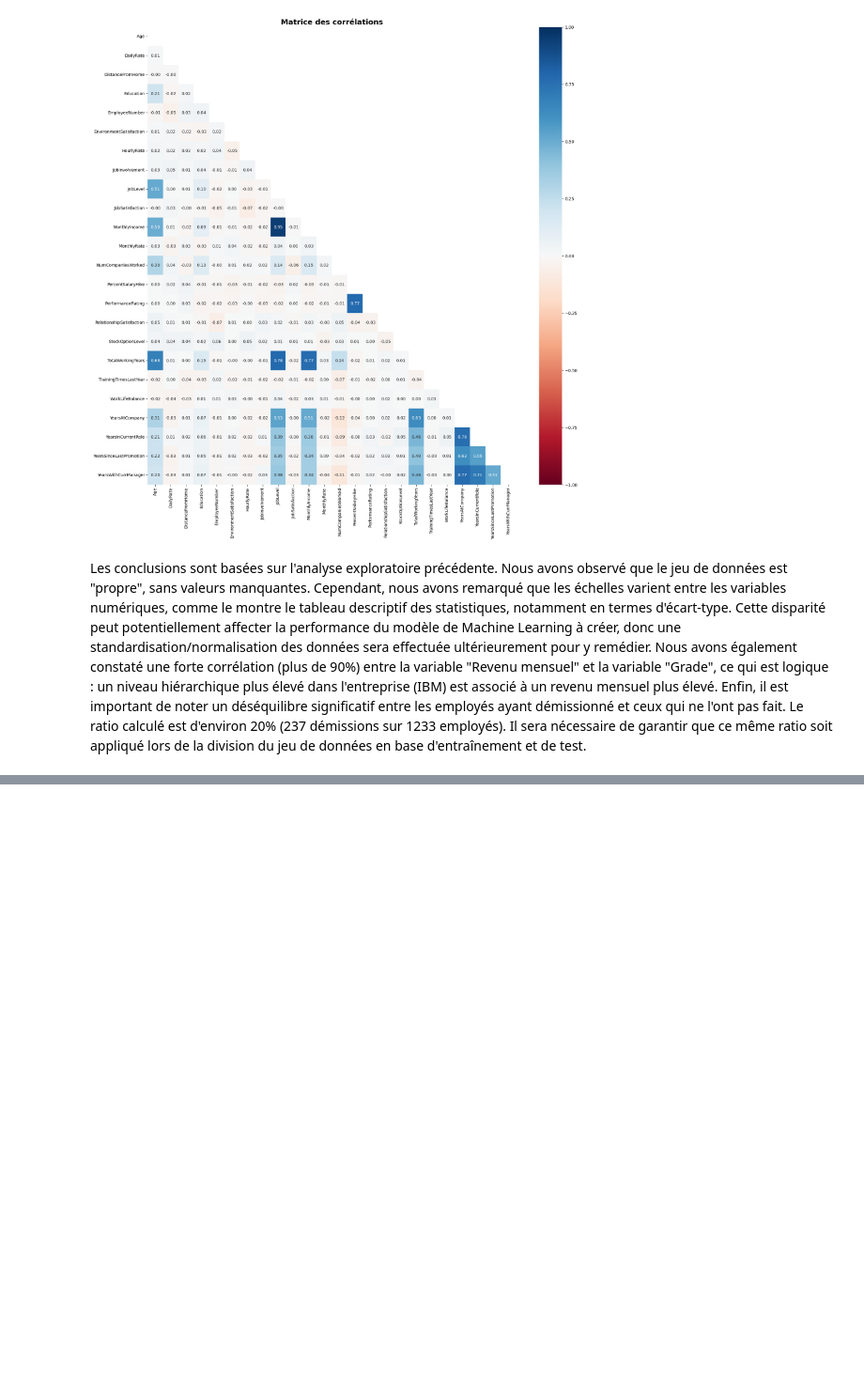
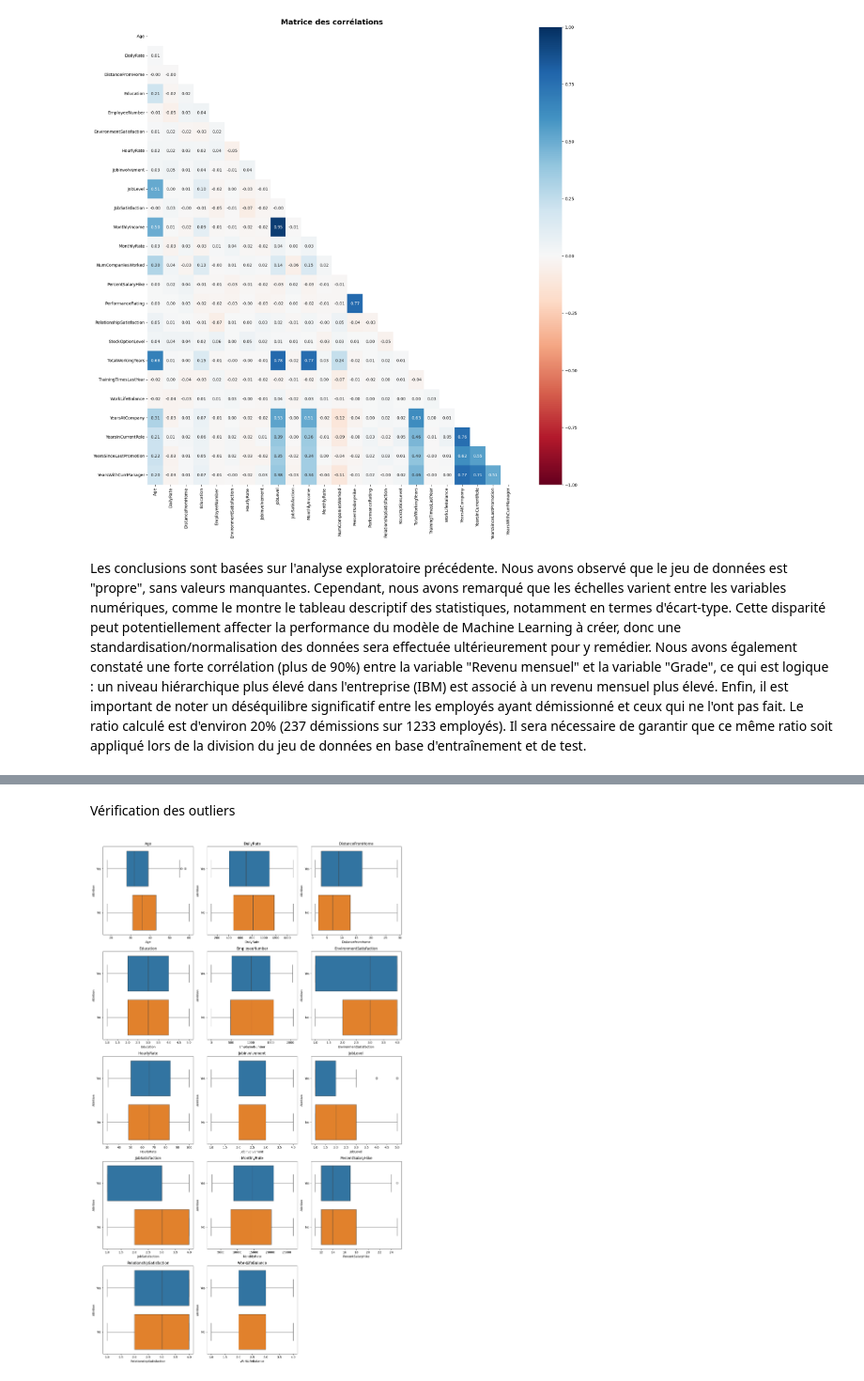
Before and after one commit to guymartial80/Attrition_employes, a Jupyter notebook: Attrition_employees.ipynb, the cells around one changed output, grey strips where cells are left out. Shown at 94% size. Saved outputs shown, nothing was run; the diff lists cells and outputs as text; code cells hidden in the pictures; blank space fills up the shorter version.

```diff
--- a/Attrition_employees.ipynb
+++ b/Attrition_employees.ipynb
@@ -266,0 +230,6 @@ encoded_df.head()
+# %% [markdown]
+Vérification des outliers
+# %%
+boxplot_numeric_variables(df)
+# %% [output]
+[figure, added]
```
Also changed, not shown: parts of 45 cells of this notebook, 1 other file.
